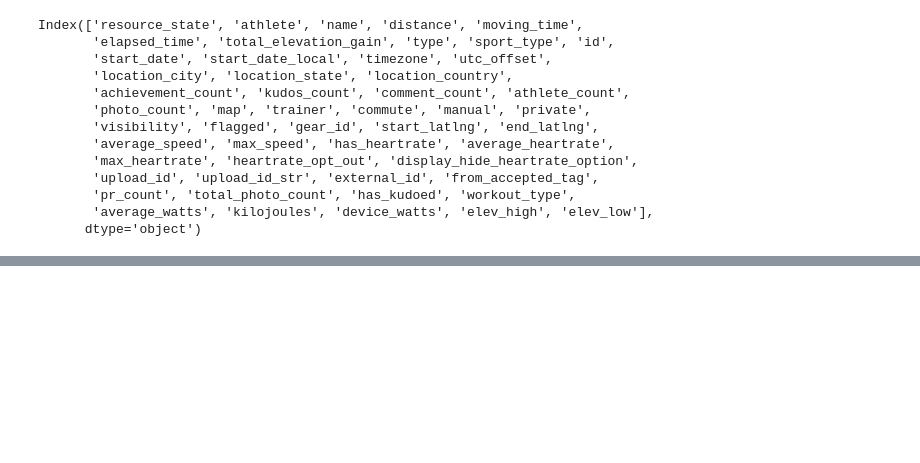
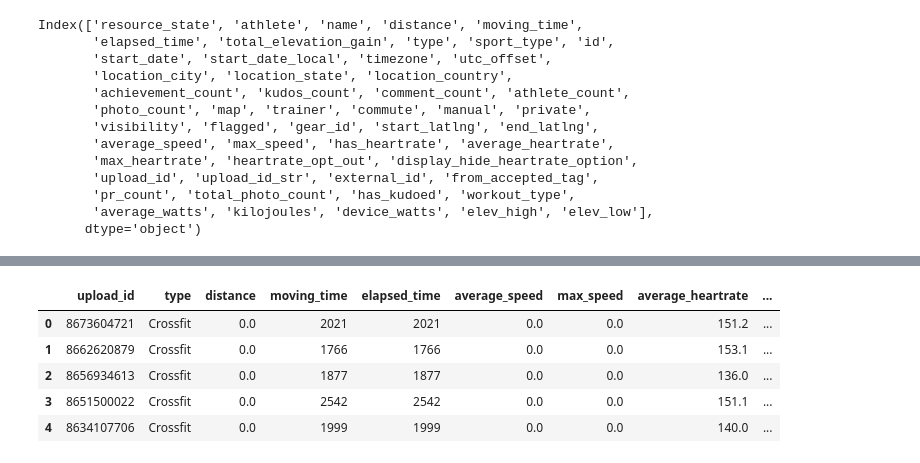
Before and after one commit to jnkroeker/phaction-data, a Jupyter notebook: notebooks/parse_strava_data.ipynb, the cells around one changed output, grey strips where cells are left out. Saved outputs shown, nothing was run; the diff lists cells and outputs as text; code cells hidden in the pictures; blank space fills up the shorter version.

Commit message:
take strava and sugarwod data expoloration further

```diff
--- a/notebooks/parse_strava_data.ipynb
+++ b/notebooks/parse_strava_data.ipynb
@@ -36,0 +90,6 @@ wrkouts.describe()
+# %%
+# Break start_date_local into start time and date
+# This makes is easier to match up with SugarWOD workouts
+activities['start_date_local'] = pd.to_datetime(activities['start_date_local'])
+activities['start_time'] = activities['start_date_local'].dt.time
+activities['start_date_local'] = activities['start_date_local'].dt.date
@@ -36,0 +112,9 @@ wrkouts.describe()
+# %%
+activities.head()
+# %% [output]
+|  | upload_id | type | distance | moving_time | elapsed_time | average_speed | max_speed | average_heartrate | ... |
+| 0 | 8673604721 | Crossfit | 0.0 | 2021 | 2021 | 0.0 | 0.0 | 151.2 | ... |
+| 1 | 8662620879 | Crossfit | 0.0 | 1766 | 1766 | 0.0 | 0.0 | 153.1 | ... |
+| 2 | 8656934613 | Crossfit | 0.0 | 1877 | 1877 | 0.0 | 0.0 | 136.0 | ... |
+| 3 | 8651500022 | Crossfit | 0.0 | 2542 | 2542 | 0.0 | 0.0 | 151.1 | ... |
+| 4 | 8634107706 | Crossfit | 0.0 | 1999 | 1999 | 0.0 | 0.0 | 140.0 | ... |
```
Also changed, not shown: parts of 10 cells of this notebook, 3 other files.
